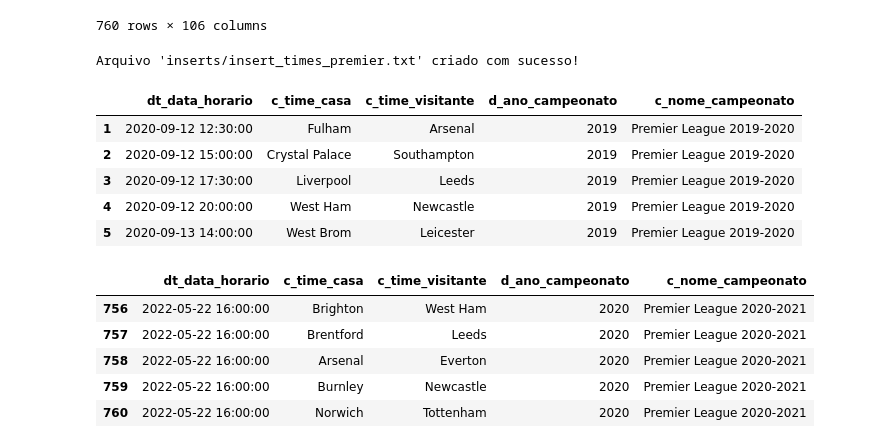
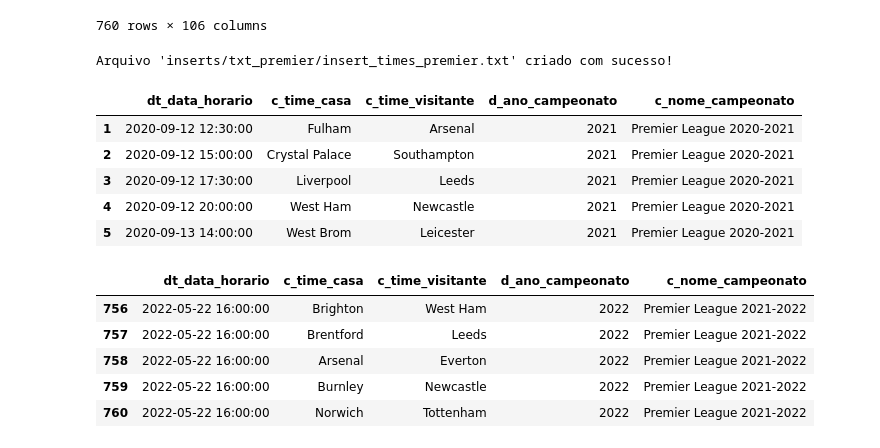
Before and after one commit to ArtOliv/Futebol-web-application, a Jupyter notebook: Data-base/premier.ipynb, the cells around one changed output. Cells and saved outputs as stored; diff of their text form; code cells hidden in the pictures.

Commit message:
Inserindo campeonatos premier league

```diff
--- a/Data-base/premier.ipynb
+++ b/Data-base/premier.ipynb
@@ -39,8 +39,9 @@ for time in df['HomeTeam'].unique():
     row = f"INSERT IGNORE INTO Time (c_nome_time, c_cidade_time, c_tecnico_time) VALUES ('{time}', NULL, NULL);"
     times.append(row)
 
+times.append(f"INSERT IGNORE INTO Time (c_nome_time, c_cidade_time, c_tecnico_time) VALUES ('Wolves', NULL, NULL);")
 # 4. Salvar o resultado em um arquivo de texto
-DIR = 'inserts/insert_times_premier.txt'
+DIR = 'inserts/txt_premier/insert_times_premier.txt'
 try:
     with open(DIR, 'w', encoding='utf-8') as f:
         f.write('\n'.join(times))
@@ -48,7 +49,7 @@ try:
 except Exception as e:
     print(f"Ocorreu um erro ao salvar o arquivo: {e}")
 # %% [output]
-Arquivo 'inserts/insert_times_premier.txt' criado com sucesso!
+Arquivo 'inserts/txt_premier/insert_times_premier.txt' criado com sucesso!
 # %%
 import pandas as pd
 import re
@@ -65,46 +66,46 @@ df_limpo = df_limpo.rename(columns={
 
 # --- Lógica corrigida para data e temporada ---
 
 # 1. Criar a coluna datetime completa e ordenar o DataFrame por ela.
 #    Este passo é CRUCIAL para garantir que a contagem de jogos seja sequencial.
 df_limpo['dt_data_horario'] = pd.to_datetime(df_limpo['Date'] + ' ' + df_limpo['Time'], format='%d/%m/%Y %H:%M')
 df_limpo = df_limpo.sort_values(by='dt_data_horario').reset_index(drop=True)
 
 # 2. Criar um identificador numérico para a temporada usando a sua lógica de 380 jogos.
 #    A divisão inteira (//) agrupa os jogos de 380 em 380.
 #    O resultado será 0 para os primeiros 380 jogos, 1 para os 380 seguintes, e assim por diante.
 season_identifier = df_limpo.index // 380
 
 # 3. Criar a coluna 'd_ano_campeonato' com o ano de início da temporada.
 #    Como você disse que começa em 2019, somamos o identificador a 2019.
-df_limpo['d_ano_campeonato'] = 2019 + season_identifier
+df_limpo['d_ano_campeonato'] = 2021 + season_identifier
 
 # 4. Criar o nome do campeonato no formato "YYYY-YYYY".
 #    Convertemos o ano para string e concatenamos com o ano seguinte.
-df_limpo['c_nome_campeonato'] = "Premier League " + df_limpo['d_ano_campeonato'].astype(str) + "-" + (df_limpo['d_ano_campeonato'] + 1).astype(str)
+df_limpo['c_nome_campeonato'] = "Premier League " + (df_limpo['d_ano_campeonato'] - 1).astype(str) + "-" + df_limpo['d_ano_campeonato'].astype(str)
 
 # 5. Limpeza final: remover colunas originais de data/hora que não são mais necessárias.
 df_limpo = df_limpo.drop(columns=['Date', 'Time'])
 
 # Resetar o índice para começar em 1, como você tinha feito
 df_limpo.index = range(1, len(df_limpo) + 1)
 
 # Exibir o resultado final
 display(df_limpo[['dt_data_horario', 'c_time_casa', 'c_time_visitante', 'd_ano_campeonato', 'c_nome_campeonato']].head())
 display(df_limpo[['dt_data_horario', 'c_time_casa', 'c_time_visitante', 'd_ano_campeonato', 'c_nome_campeonato']].tail())
 # %% [output]
 |  | dt_data_horario | c_time_casa | c_time_visitante | d_ano_campeonato | c_nome_campeonato |
-| 1 | 2020-09-12 12:30:00 | Fulham | Arsenal | 2019 | Premier League 2019-2020 |
-| 2 | 2020-09-12 15:00:00 | Crystal Palace | Southampton | 2019 | Premier League 2019-2020 |
-| 3 | 2020-09-12 17:30:00 | Liverpool | Leeds | 2019 | Premier League 2019-2020 |
-| 4 | 2020-09-12 20:00:00 | West Ham | Newcastle | 2019 | Premier League 2019-2020 |
-| 5 | 2020-09-13 14:00:00 | West Brom | Leicester | 2019 | Premier League 2019-2020 |
+| 1 | 2020-09-12 12:30:00 | Fulham | Arsenal | 2021 | Premier League 2020-2021 |
+| 2 | 2020-09-12 15:00:00 | Crystal Palace | Southampton | 2021 | Premier League 2020-2021 |
+| 3 | 2020-09-12 17:30:00 | Liverpool | Leeds | 2021 | Premier League 2020-2021 |
+| 4 | 2020-09-12 20:00:00 | West Ham | Newcastle | 2021 | Premier League 2020-2021 |
+| 5 | 2020-09-13 14:00:00 | West Brom | Leicester | 2021 | Premier League 2020-2021 |
 |  | dt_data_horario | c_time_casa | c_time_visitante | d_ano_campeonato | c_nome_campeonato |
-| 756 | 2022-05-22 16:00:00 | Brighton | West Ham | 2020 | Premier League 2020-2021 |
-| 757 | 2022-05-22 16:00:00 | Brentford | Leeds | 2020 | Premier League 2020-2021 |
-| 758 | 2022-05-22 16:00:00 | Arsenal | Everton | 2020 | Premier League 2020-2021 |
-| 759 | 2022-05-22 16:00:00 | Burnley | Newcastle | 2020 | Premier League 2020-2021 |
-| 760 | 2022-05-22 16:00:00 | Norwich | Tottenham | 2020 | Premier League 2020-2021 |
+| 756 | 2022-05-22 16:00:00 | Brighton | West Ham | 2022 | Premier League 2021-2022 |
+| 757 | 2022-05-22 16:00:00 | Brentford | Leeds | 2022 | Premier League 2021-2022 |
+| 758 | 2022-05-22 16:00:00 | Arsenal | Everton | 2022 | Premier League 2021-2022 |
+| 759 | 2022-05-22 16:00:00 | Burnley | Newcastle | 2022 | Premier League 2021-2022 |
+| 760 | 2022-05-22 16:00:00 | Norwich | Tottenham | 2022 | Premier League 2021-2022 |
 # %%
 # Certifique-se que o DataFrame está ordenado por campeonato e data
 # Se você já o ordenou antes, pode pular esta linha
```
Also changed, not shown: parts of 7 cells of this notebook, 9 other files.
